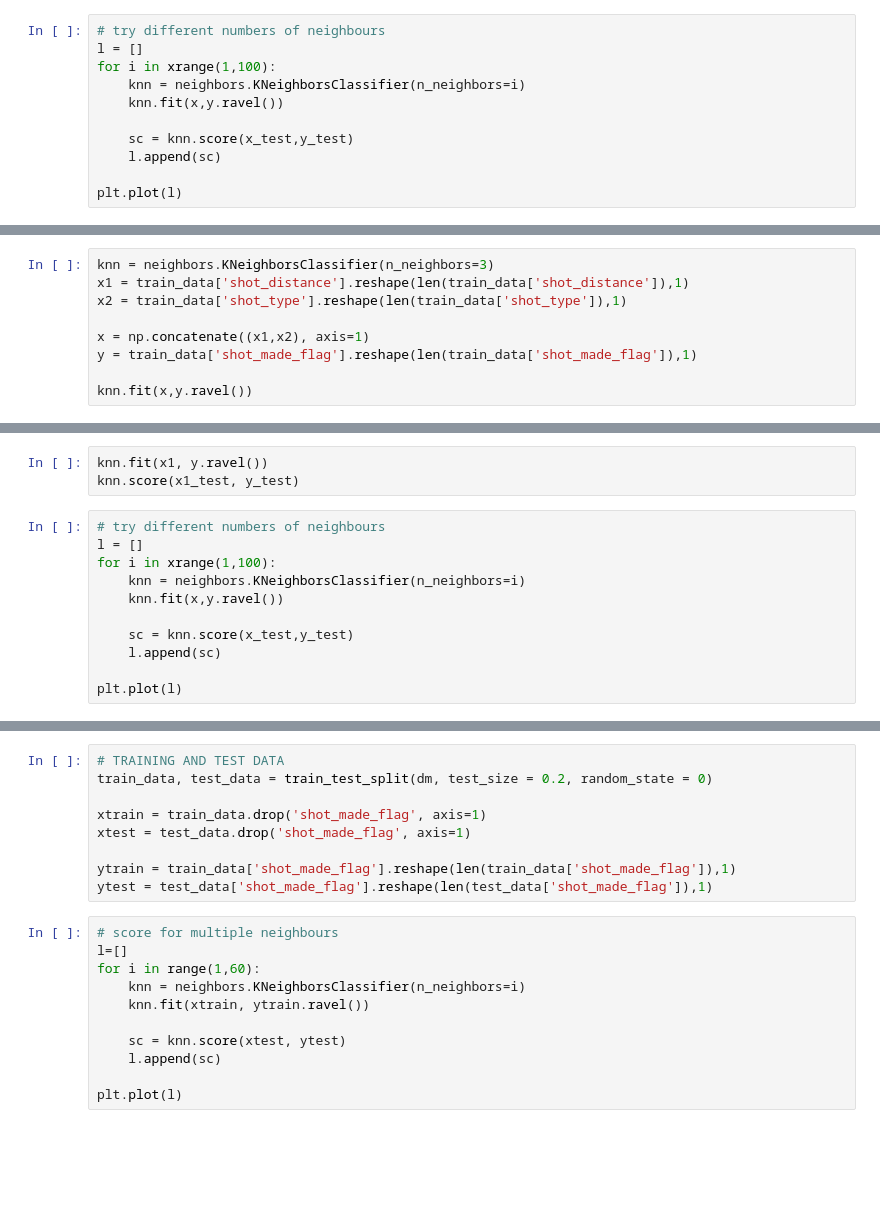
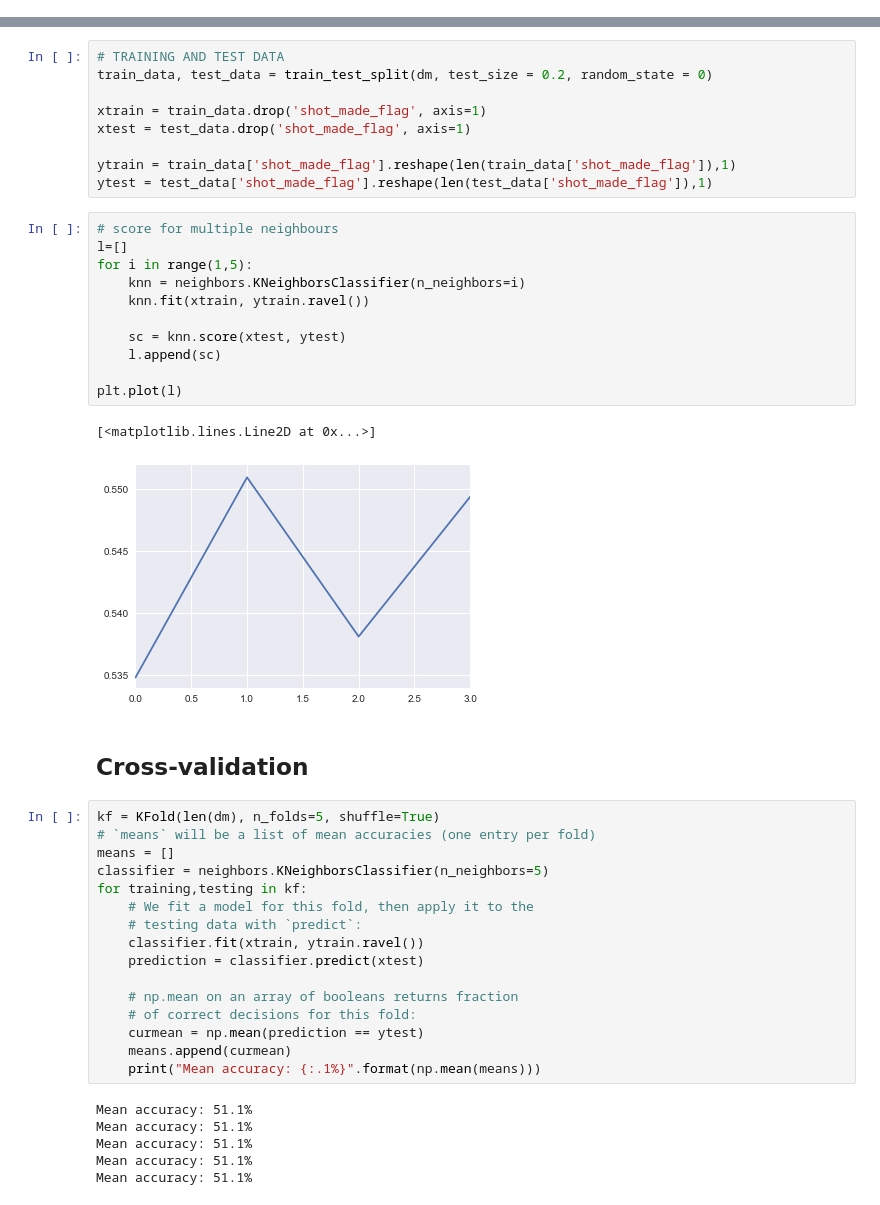
Before and after one commit to joaopcoelho/kobe-shots, a Jupyter notebook: kobe.ipynb, the cells around one changed output, grey strips where cells are left out. Cells and saved outputs as stored; diff of their text form; blank space fills up the shorter version.

Commit message:
Cross-validation, day 1

```diff
--- a/kobe.ipynb
+++ b/kobe.ipynb
@@ -267,11 +331,0 @@ knn.score(x_test,y_test)
-# %%
-# try different numbers of neighbours
-l = []
-for i in xrange(1,100):
-    knn = neighbors.KNeighborsClassifier(n_neighbors=i)
-    knn.fit(x,y.ravel())
-
-    sc = knn.score(x_test,y_test)
-    l.append(sc)
-
-plt.plot(l)
@@ -283,9 +331,0 @@ train_data.replace(to_replace='3PT Field Goal', value=3, inplace=True)
-# %%
-knn = neighbors.KNeighborsClassifier(n_neighbors=3)
-x1 = train_data['shot_distance'].reshape(len(train_data['shot_distance']),1)
-x2 = train_data['shot_type'].reshape(len(train_data['shot_type']),1)
-
-x = np.concatenate((x1,x2), axis=1)
-y = train_data['shot_made_flag'].reshape(len(train_data['shot_made_flag']),1)
-
-knn.fit(x,y.ravel())
@@ -300,16 +332,2 @@ knn.score(x_test, y_test)
-# %%
-knn.fit(x1, y.ravel())
-knn.score(x1_test, y_test)
-# %%
-# try different numbers of neighbours
-l = []
-for i in xrange(1,100):
-    knn = neighbors.KNeighborsClassifier(n_neighbors=i)
-    knn.fit(x,y.ravel())
-
-    sc = knn.score(x_test,y_test)
-    l.append(sc)
-
-plt.plot(l)
 # %% [markdown]
 ## New feature matrix
@@ -372,11 +408,38 @@ ytest = test_data['shot_made_flag'].reshape(len(test_data['shot_made_flag']),1)
 # %%
 # score for multiple neighbours
 l=[]
-for i in range(1,60):
+for i in range(1,5):
     knn = neighbors.KNeighborsClassifier(n_neighbors=i)
     knn.fit(xtrain, ytrain.ravel())
 
     sc = knn.score(xtest, ytest)
     l.append(sc)
 
 plt.plot(l)
+# %% [output]
+[<matplotlib.lines.Line2D at 0x...>]
+[figure, added]
+# %% [markdown]
+## Cross-validation
+# %%
+kf = KFold(len(dm), n_folds=5, shuffle=True)
+# `means` will be a list of mean accuracies (one entry per fold)
+means = []
+classifier = neighbors.KNeighborsClassifier(n_neighbors=5)
+for training,testing in kf:
+    # We fit a model for this fold, then apply it to the
+    # testing data with `predict`:
+    classifier.fit(xtrain, ytrain.ravel())
+    prediction = classifier.predict(xtest)
+
+    # np.mean on an array of booleans returns fraction
+    # of correct decisions for this fold:
+    curmean = np.mean(prediction == ytest)
+    means.append(curmean)
+    print("Mean accuracy: {:.1%}".format(np.mean(means)))
+# %% [output]
+Mean accuracy: 51.1%
+Mean accuracy: 51.1%
+Mean accuracy: 51.1%
+Mean accuracy: 51.1%
+Mean accuracy: 51.1%
```
Also changed, not shown: parts of 35 cells of this notebook.
